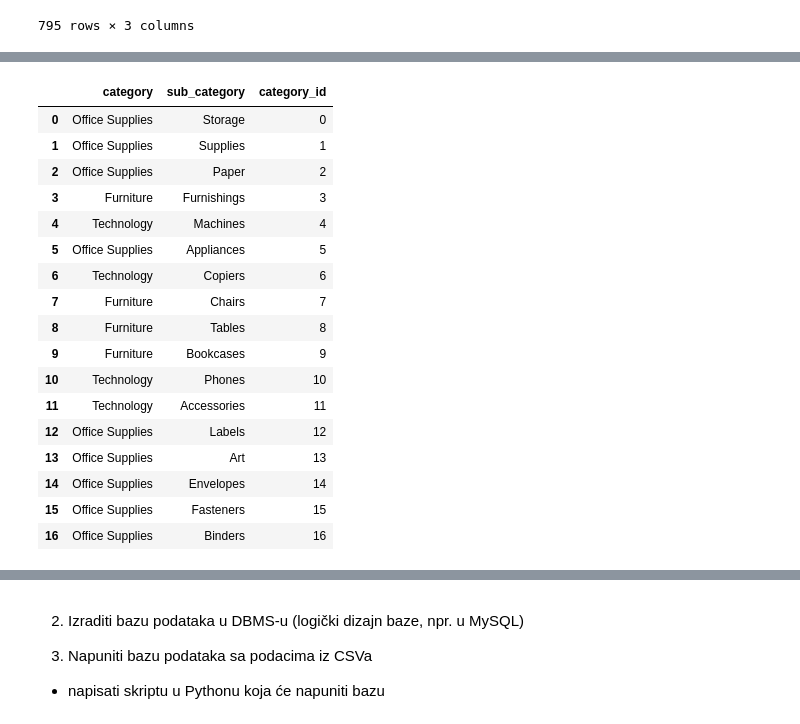
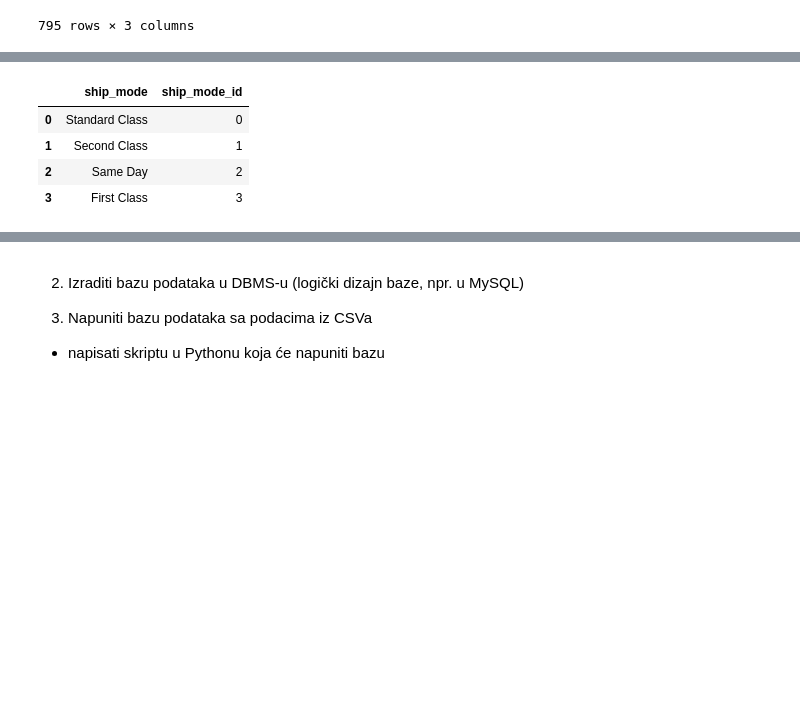
Before and after one commit to thomassiard/SPI-Projekt, a Jupyter notebook: superstore.ipynb, the cells around one changed output, grey strips where cells are left out. Drawn from its saved outputs; the diff is of its cells as text; code cells hidden in the pictures; blank space fills up the shorter version.

```diff
--- a/superstore.ipynb
+++ b/superstore.ipynb
@@ -188,0 +172,11 @@ order
+# %%
+df[['region_id']] = df[['region']].apply(lambda x: pd.factorize(x)[0])
+df[['state_id']] = df[['state']].apply(lambda x: pd.factorize(x)[0])
+df[['customer_id']] = df[['customer_name']].apply(lambda x: pd.factorize(x)[0])
+df['product_id'] = df[['product_id']].apply(lambda x: pd.factorize(x)[0])
+df[['order_priority_id']] = df[['order_priority']].apply(lambda x: pd.factorize(x)[0])
+df[['ship_mode_id']] = df[['ship_mode']].apply(lambda x: pd.factorize(x)[0])
+df['country_id'] = df['country']
+df['sub_category_id'] = df['sub_category']
+df['category_id'] = df['category']
+df['sub_category_name'] = df['sub_category']
@@ -225,23 +333,10 @@ location_df
 # %%
-category_df = df[['category', 'sub_category']].drop_duplicates().reset_index(drop=True)
-category_df['category_id'] = category_df.index
-category_df
+ship_mode_df = df[['ship_mode']].drop_duplicates().reset_index(drop=True)
+ship_mode_df['ship_mode_id'] = ship_mode_df.index
+ship_mode_df
 # %% [output]
-|  | category | sub_category | category_id |
-| 0 | Office Supplies | Storage | 0 |
-| 1 | Office Supplies | Supplies | 1 |
-| 2 | Office Supplies | Paper | 2 |
-| 3 | Furniture | Furnishings | 3 |
-| 4 | Technology | Machines | 4 |
-| 5 | Office Supplies | Appliances | 5 |
-| 6 | Technology | Copiers | 6 |
-| 7 | Furniture | Chairs | 7 |
-| 8 | Furniture | Tables | 8 |
-| 9 | Furniture | Bookcases | 9 |
-| 10 | Technology | Phones | 10 |
-| 11 | Technology | Accessories | 11 |
-| 12 | Office Supplies | Labels | 12 |
-| 13 | Office Supplies | Art | 13 |
-| 14 | Office Supplies | Envelopes | 14 |
-| 15 | Office Supplies | Fasteners | 15 |
-| 16 | Office Supplies | Binders | 16 |
+|  | ship_mode | ship_mode_id |
+| 0 | Standard Class | 0 |
+| 1 | Second Class | 1 |
+| 2 | Same Day | 2 |
+| 3 | First Class | 3 |
```
Also changed, not shown: parts of 14 cells of this notebook, 12 other files.
